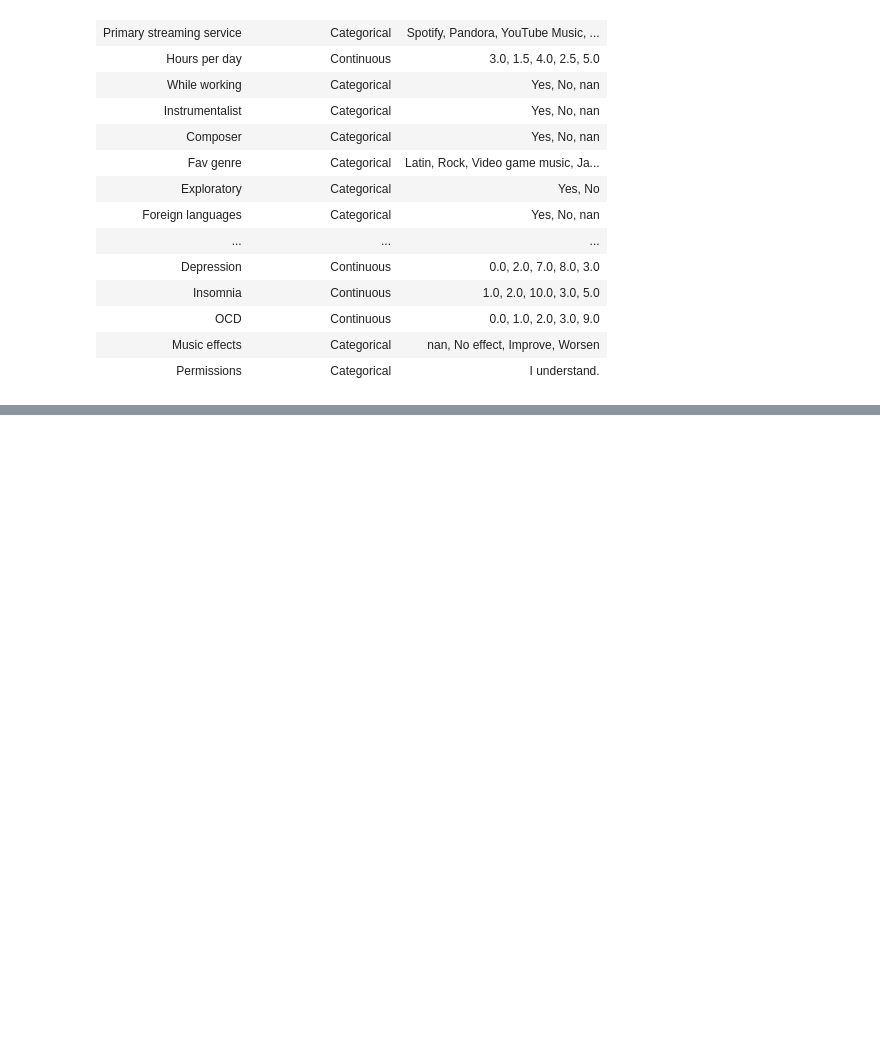
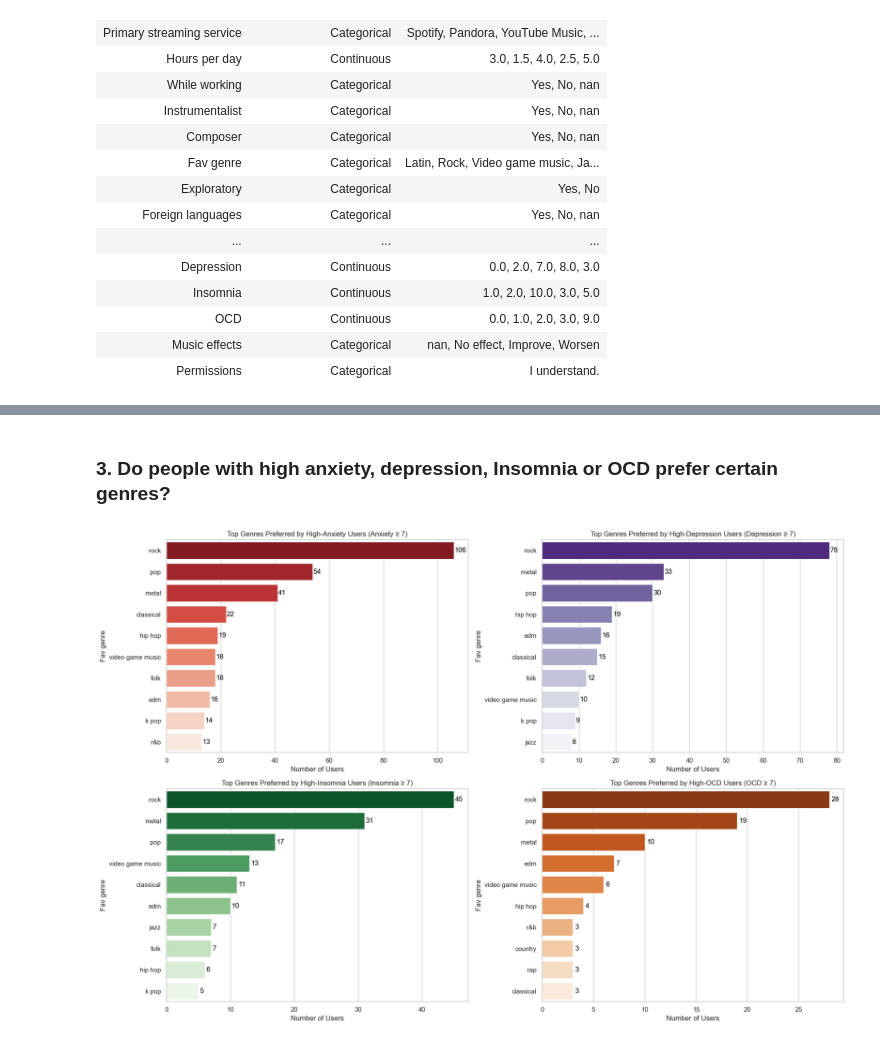
Before and after one commit to AshokKasaram/Music-Therapy, a Jupyter notebook: Music Therapy Project.ipynb, the cells around one changed output, grey strips where cells are left out. Cells and saved outputs as stored; diff of their text form; code cells hidden in the pictures; blank space fills up the shorter version.

```diff
--- a/Music Therapy Project.ipynb
+++ b/Music Therapy Project.ipynb
@@ -1154,0 +792,63 @@ with open('uploaded_image.jpg', 'wb') as f:
+# %% [markdown]
+### 3. Do people with high anxiety, depression, Insomnia or OCD prefer certain genres?
+# %%
+import matplotlib.pyplot as plt
+import seaborn as sns
+
+# Define thresholds for high anxiety, depression, insomnia, and OCD
+high_anxiety_threshold = 7
+high_depression_threshold = 7
+high_insomnia_threshold = 7
+high_ocd_threshold = 7
+
+# Filter users based on thresholds
+high_anxiety_users = df_cleaned[df_cleaned["Anxiety"] >= high_anxiety_threshold]
+high_depression_users = df_cleaned[df_cleaned["Depression"] >= high_depression_threshold]
+high_insomnia_users = df_cleaned[df_cleaned["Insomnia"] >= high_insomnia_threshold]
+high_ocd_users = df_cleaned[df_cleaned["OCD"] >= high_ocd_threshold]
+
+# Count favorite genres for each group
+anxiety_genre_counts = high_anxiety_users["Fav genre"].value_counts().head(10)
+depression_genre_counts = high_depression_users["Fav genre"].value_counts().head(10)
+insomnia_genre_counts = high_insomnia_users["Fav genre"].value_counts().head(10)
+ocd_genre_counts = high_ocd_users["Fav genre"].value_counts().head(10)
+
+# Plot side-by-side (2x2 grid)
+fig, axs = plt.subplots(2, 2, figsize=(18, 12))
+
+# High Anxiety
+sns.barplot(x=anxiety_genre_counts.values, y=anxiety_genre_counts.index, ax=axs[0, 0], palette="Reds_r")
+axs[0, 0].set_title("Top Genres Preferred by High-Anxiety Users (Anxiety ≥ 7)")
+axs[0, 0].set_xlabel("Number of Users")
+# Add numbers to the bars for High Anxiety
+for i in range(len(anxiety_genre_counts)):
+    axs[0, 0].text(anxiety_genre_counts.values[i] + 0.2, i, str(anxiety_genre_counts.values[i]), va="center", ha="left", color="black")
+
+# High Depression
+sns.barplot(x=depression_genre_counts.values, y=depression_genre_counts.index, ax=axs[0, 1], palette="Purples_r")
+axs[0, 1].set_title("Top Genres Preferred by High-Depression Users (Depression ≥ 7)")
+axs[0, 1].set_xlabel("Number of Users")
+# Add numbers to the bars for High Depression
+for i in range(len(depression_genre_counts)):
+    axs[0, 1].text(depression_genre_counts.values[i] + 0.2, i, str(depression_genre_counts.values[i]), va="center", ha="left", color="black")
+
+# High Insomnia
+sns.barplot(x=insomnia_genre_counts.values, y=insomnia_genre_counts.index, ax=axs[1, 0], palette="Greens_r")
+axs[1, 0].set_title("Top Genres Preferred by High-Insomnia Users (Insomnia ≥ 7)")
+axs[1, 0].set_xlabel("Number of Users")
+# Add numbers to the bars for High Insomnia
+for i in range(len(insomnia_genre_counts)):
+    axs[1, 0].text(insomnia_genre_counts.values[i] + 0.2, i, str(insomnia_genre_counts.values[i]), va="center", ha="left", color="black")
+
+# High OCD
+sns.barplot(x=ocd_genre_counts.values, y=ocd_genre_counts.index, ax=axs[1, 1], palette="Oranges_r")
+axs[1, 1].set_title("Top Genres Preferred by High-OCD Users (OCD ≥ 7)")
+axs[1, 1].set_xlabel("Number of Users")
+# Add numbers to the bars for High OCD
+for i in range(len(ocd_genre_counts)):
+    axs[1, 1].text(ocd_genre_counts.values[i] + 0.2, i, str(ocd_genre_counts.values[i]), va="center", ha="left", color="black")
+
+plt.tight_layout()
+plt.show()
+# %% [output]
+[figure, added]
```
Also changed, not shown: parts of 115 cells of this notebook.
